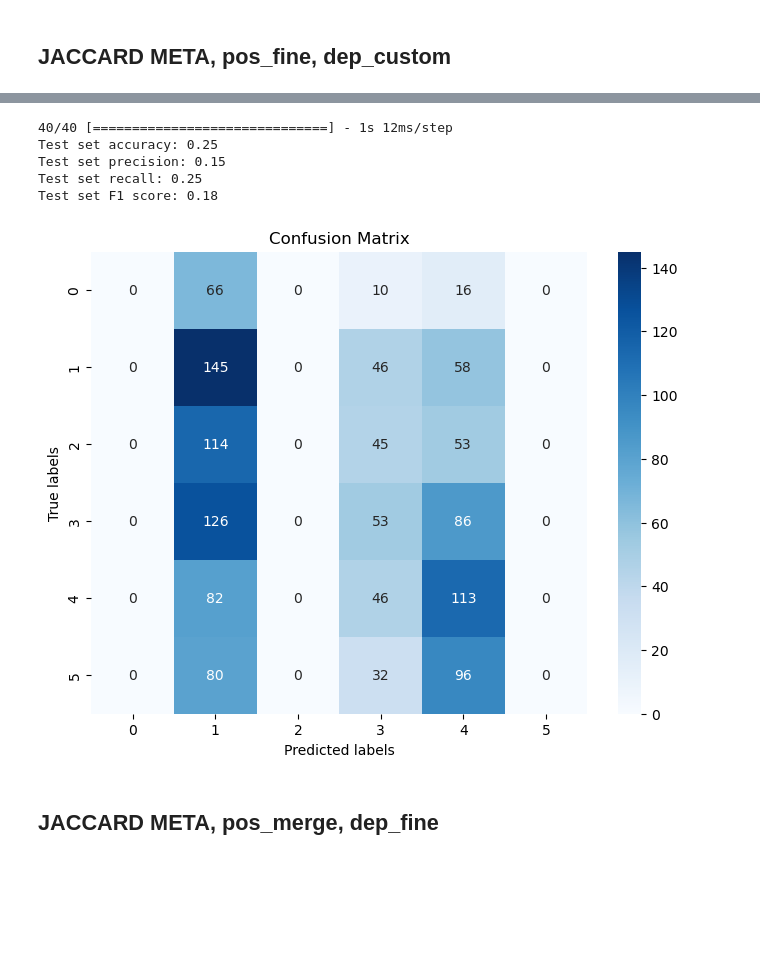
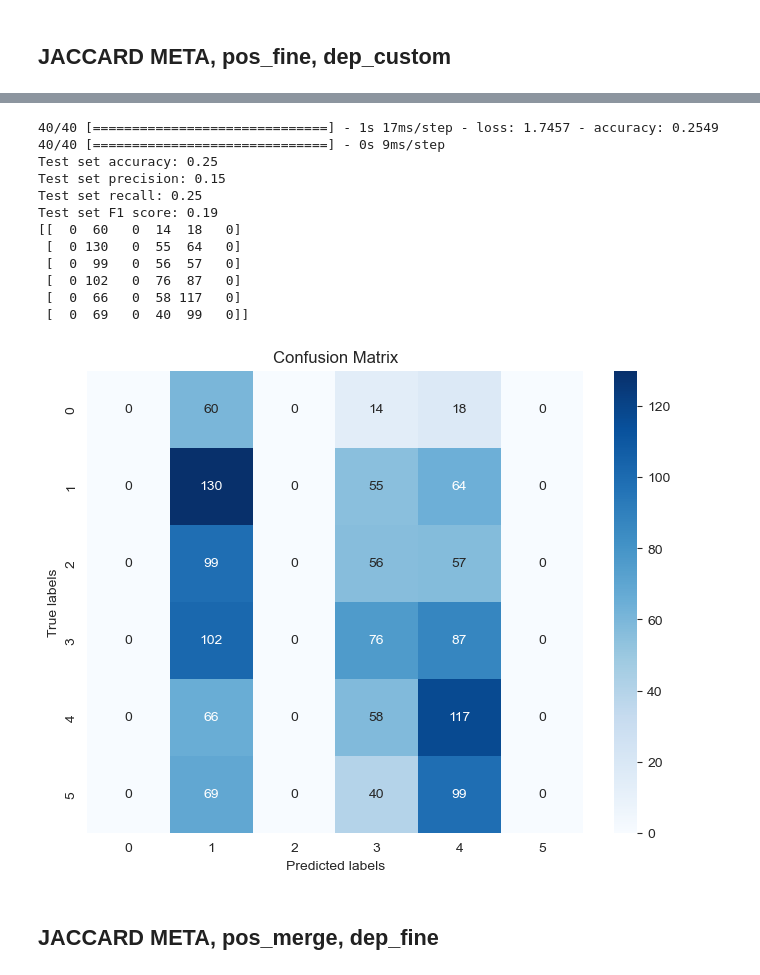
Before and after one commit to f4ths/fyp-fake-news-detection, a Jupyter notebook: ensemble.ipynb, the cells around one changed output, grey strips where cells are left out. Saved outputs shown, nothing was run; the diff lists cells and outputs as text; code cells hidden in the pictures; blank space fills up the shorter version.

```diff
--- a/ensemble.ipynb
+++ b/ensemble.ipynb
@@ -991,3 +772,0 @@ Epoch 150/150
-# %%
-# Train the K-means model NO L2 NORM DEFAULT LR
-dense_model_kmeans.fit(X_train_meta_kmeans, Y_train, epochs=30, batch_size=128, validation_data=(X_val_meta_kmeans, Y_val))
@@ -1013,3 +772,0 @@ Epoch 30/30
-# %%
-# Train the Jaccard model NO L2 NORM DEFAULT LR
-dense_model_jaccard.fit(X_train_meta_jaccard, Y_train, epochs=150, batch_size=128, validation_data=(X_val_meta_jaccard, Y_val))
@@ -1186,22 +908,9 @@ num_classes = 6
 learning_rate = 0.0005
 
 # Create the JACCARD META, pos_fine, dep_fine model
-dense_model_jaccard_pfine_dfine = create_multi_input_dense_model(input_shape_meta, vocab_size_pos_fine, vocab_size_dep_fine, num_classes, learning_rate, max_len)
+dense_model_jaccard_pfine_dfine = create_multi_input_dense_model(input_shape_meta, vocab_size_pos_fine, vocab_size_dep_fine, num_classes, learning_rate, pad_len)
 
 # TRAIN
 dense_model_jaccard_pfine_dfine.fit([X_train_meta_jaccard, X_train_pos_fine, X_train_dep_fine], Y_train, epochs=150, batch_size=128, validation_data=([X_val_meta_jaccard, X_val_pos_fine, X_val_dep_fine], Y_val), callbacks=[early_stopping, model_checkpoint_jaccard_pfine_dfine])
-
-# # Train the model
-# # Replace X_train_meta, X_train_pos, and X_train_dep with your training data
-# history = model.fit([X_train_meta, X_train_pos, X_train_dep], Y_train, epochs=150, batch_size=128, validation_data=([X_val_meta, X_val_pos, X_val_dep], Y_val), callbacks=[early_stopping, model_checkpoint])
-
-# # Evaluate the model
-# # Replace X_test_meta, X_test_pos, and X_test_dep with your test data
-# evaluation = model.evaluate([X_test_meta, X_test_pos, X_test_dep], Y_test)
-# print("Loss: {:.4f}, Accuracy: {:.4f}".format(evaluation[0], evaluation[1]))
-#
-# # Make predictions
-# predictions = model.predict([X_test_meta, X_test_pos, X_test_dep])
-# predicted_labels = np.argmax(predictions, axis=1)
 # %% [output]
 Epoch 1/150
@@ -1312,7 +968,7 @@ learning_rate = 0.0005
 # max_len = 30
 
 # Create the JACCARD META, pos_fine, dep_custom model
-dense_model_jaccard_pfine_dcustom = create_multi_input_dense_model(input_shape_meta, vocab_size_pos_fine, vocab_size_dep_custom, num_classes, learning_rate, max_len)
+dense_model_jaccard_pfine_dcustom = create_multi_input_dense_model(input_shape_meta, vocab_size_pos_fine, vocab_size_dep_custom, num_classes, learning_rate, pad_len)
 
 # TRAIN
 dense_model_jaccard_pfine_dcustom.fit([X_train_meta_jaccard, X_train_pos_fine, X_train_dep_custom], Y_train, epochs=150, batch_size=128, validation_data=([X_val_meta_jaccard, X_val_pos_fine, X_val_dep_custom], Y_val), callbacks=[early_stopping, model_checkpoint_jaccard_pfine_dcustom])
@@ -1347,19 +994,28 @@ d
 # %%
 # CONFUSION MATRIX AND PREDICTIONS
+evaluation = dense_model_jaccard_pfine_dcustom.evaluate([X_test_meta_jaccard, X_test_pos_fine, X_test_dep_custom], Y_test)
+
 # Load the best model from the saved checkpoint
 best_model_jaccard_pfine_dcustom = load_model('best_model_jaccard_pfine_dcustom.h5')
 
 # Make predictions using the best model
-predictions = best_model_jaccard_pfine_dcustom.predict([X_test_meta_jaccard, X_test_pos_fine, X_test_dep_custom])
+dense_model_jaccard_pfine_dcustom_predictions = best_model_jaccard_pfine_dcustom.predict([X_test_meta_jaccard, X_test_pos_fine, X_test_dep_custom])
 
-predict_and_plot_matrix(predictions)
+plot_matrix(dense_model_jaccard_pfine_dcustom_predictions)
 # %% [output]
-40/40 [==============================] - 1s 12ms/step
+40/40 [==============================] - 1s 17ms/step - loss: 1.7457 - accuracy: 0.2549
+40/40 [==============================] - 0s 9ms/step
 Test set accuracy: 0.25
 Test set precision: 0.15
 Test set recall: 0.25
-Test set F1 score: 0.18
+Test set F1 score: 0.19
+[[  0  60   0  14  18   0]
+ [  0 130   0  55  64   0]
+ [  0  99   0  56  57   0]
+ [  0 102   0  76  87   0]
+ [  0  66   0  58 117   0]
+ [  0  69   0  40  99   0]]
-[figure, old version]
+[figure, new version]
 # %% [markdown]
 ## JACCARD META, pos_merge, dep_fine
 # %%
```
Also changed, not shown: parts of 78 cells of this notebook.
